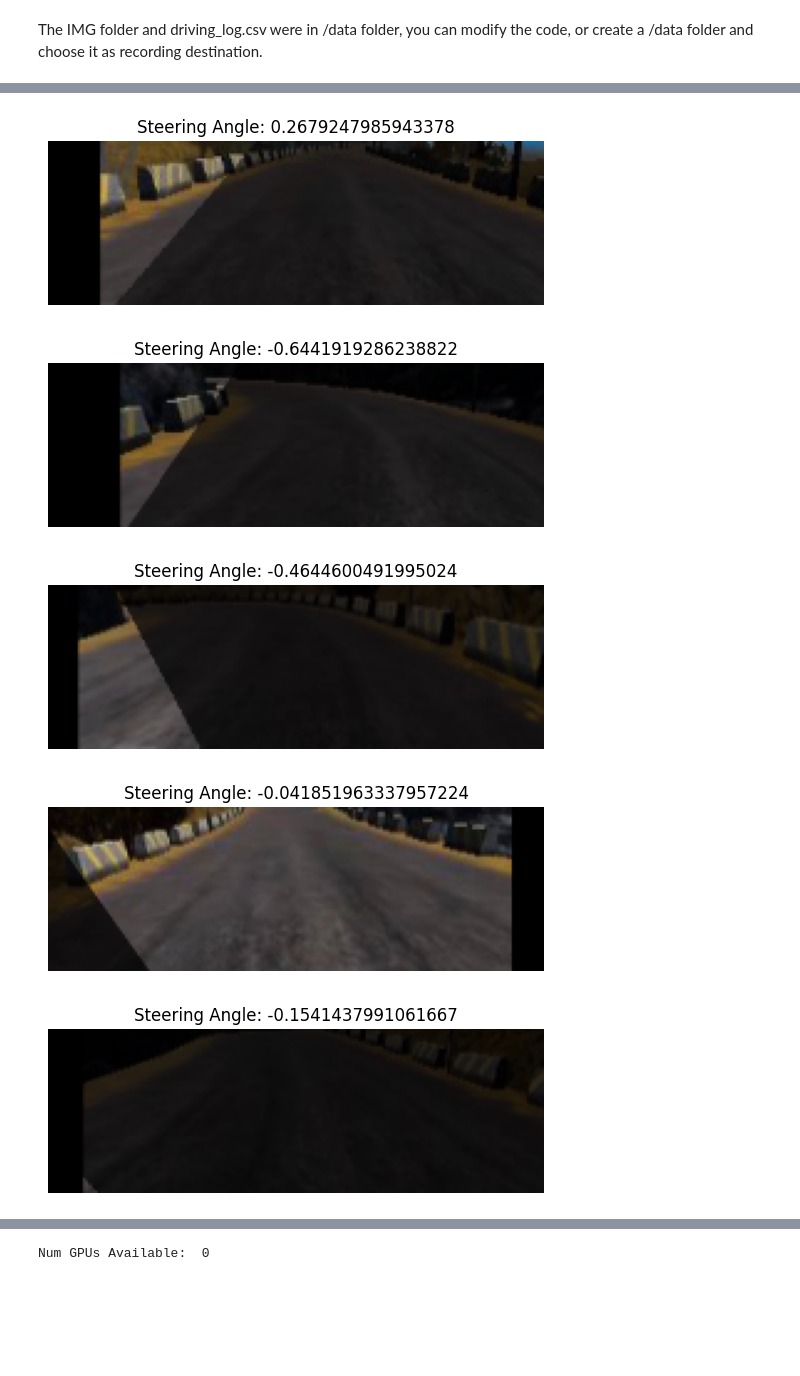
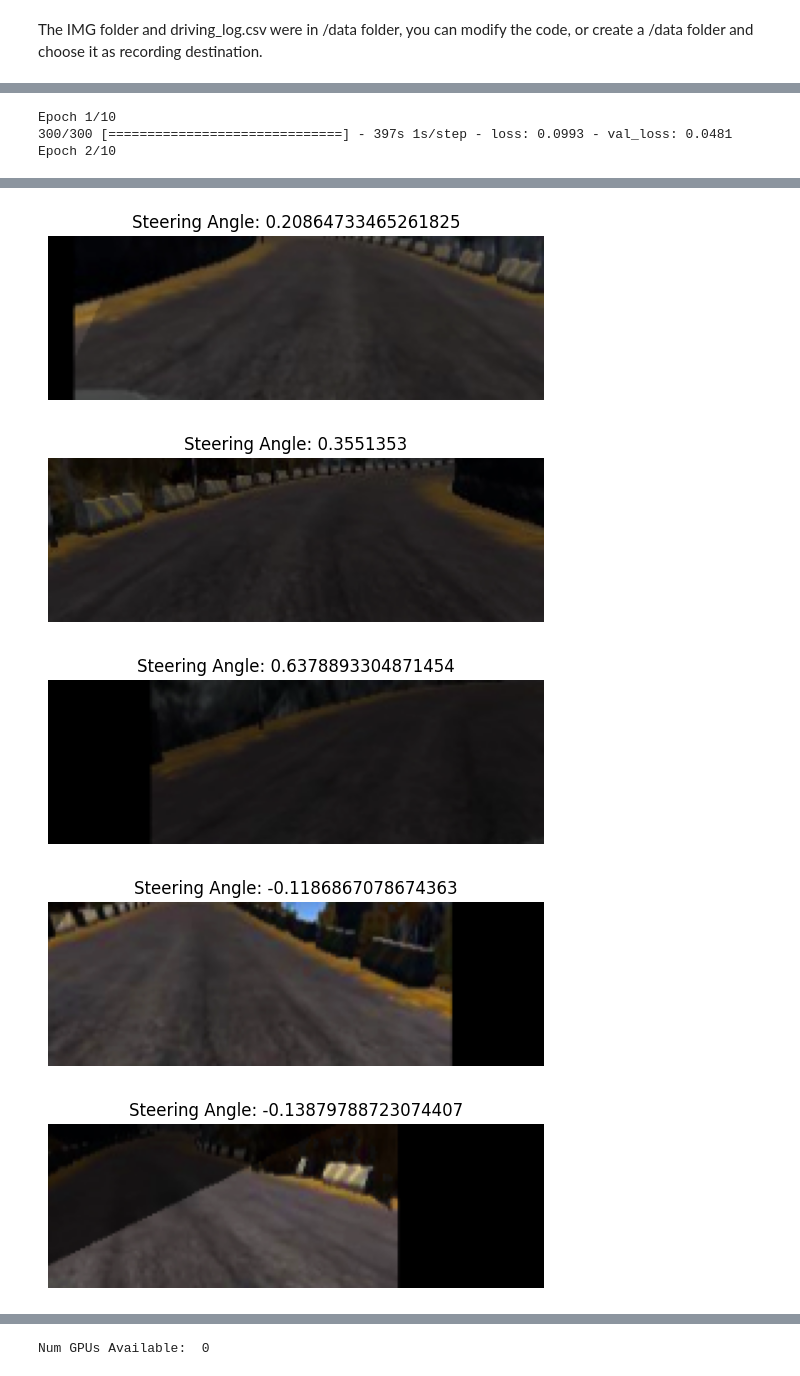
Before and after one commit to qleydon/Robotic_Perception_Midterm, a Jupyter notebook: Leydon_Midterm_GPU.ipynb, the cells around one changed output, grey strips where cells are left out. Cells and saved outputs as stored; diff of their text form; code cells hidden in the pictures; blank space fills up the shorter version.

```diff
--- a/Leydon_Midterm_GPU.ipynb
+++ b/Leydon_Midterm_GPU.ipynb
@@ -55,7 +55,7 @@ import matplotlib.pyplot as plt
 
 class PowerMode_autopilot:
 
-    def __init__(self, data_path='simulator-windows-64/data', learning_rate=1.0e-4, keep_prob=0.5, batch_size=40,
+    def __init__(self, data_path='simulator-windows-64/Data2', learning_rate=1.0e-4, keep_prob=0.5, batch_size=40,
                  save_best_only=True, test_size=0.2, steps_per_epoch=20000, epochs=10):
         self.IMAGE_HEIGHT, self.IMAGE_WIDTH, self.IMAGE_CHANNELS = 66, 200, 3
         self.data_path = data_path
@@ -75,7 +75,7 @@ class PowerMode_autopilot:
         y represents steering value, as reference
         :return: training sets and validation sets of images and steering value
         """
-        data_df = pd.read_csv(os.path.join(os.getcwd(), self.data_path, 'driving_log.csv')
+        data_df = pd.read_csv(os.path.join(os.getcwd(), self.data_path, 'driving_log_2.csv')
                               , names=['center', 'left', 'right', 'steering', 'throttle', 'reverse', 'speed'])
         X = data_df[['center', 'left', 'right']].values
         y = data_df['steering'].values
@@ -126,7 +126,7 @@ class PowerMode_autopilot:
     augment image
     """
 
-    def augment(self, center, left, right, steering_angle, range_x=100, range_y=10):
+    def augment(self, center, left, right, steering_angle, range_x=200, range_y=20):
         """
         image augmentation using following functions
         :param center:
@@ -142,6 +142,8 @@ class PowerMode_autopilot:
         image, steering_angle = self.random_translate(image, steering_angle, range_x, range_y)
         image = self.random_shadow(image)
         image = self.random_brightness(image)
+        image = self.add_gaussian_noise(image)
+        random_angle = self.random_angle(steering_angle)
 
         return image, steering_angle
 
@@ -186,15 +188,25 @@ class PowerMode_autopilot:
         :param range_y:
         :return:
         """
-        # getting a transformation matrix, trans_x and trans_y denote horizontal and vertical shift value
-        trans_x = range_x * (np.random.rand() - 0.5)
-        trans_y = range_y * (np.random.rand() - 0.5)
-        steering_angle += trans_x * 0.002
-        trans_m = np.float32([[1, 0, trans_x], [0, 1, trans_y]])
+        if np.random.rand() < 0.9:
+            # getting a transformation matrix, trans_x and trans_y denote horizontal and vertical shift value
+            trans_x = range_x * (np.random.rand() - 0.5)
+            trans_y = range_y * (np.random.rand() - 0.5)
+            steering_angle += trans_x * 0.002
+            trans_m = np.float32([[1, 0, trans_x], [0, 1, trans_y]])
 
-        height, width = image.shape[:2]
-        image = cv2.warpAffine(image, trans_m, (width, height))
+            height, width = image.shape[:2]
+            image = cv2.warpAffine(image, trans_m, (width, height))
         return image, steering_angle
+
+    def random_angle(self, steering_angle):
+        """
+        Scale the steering angle.
+        durring training the steering angle is a little conservative
+        """
+        if np.random.rand() < 0.5:
+            steering_angle = steering_angle * (1+np.random.beta(2,3) * 0.1) # added
+        return steering_angle
 
     def random_shadow(self, image):
         """
@@ -212,7 +224,7 @@ class PowerMode_autopilot:
         mask[(ym - y1) * (x2 - x1) - (y2 - y1) * (xm - x1) > 0] = 1
 
         cond = mask == np.random.randint(2)
-        s_ratio = np.random.uniform(low=0.2, high=0.5)
+        s_ratio = np.random.uniform(low=0.2, high=0.8) #changed
 
         hls = cv2.cvtColor(image, cv2.COLOR_RGB2HLS)
         hls[:, :, 1][cond] = hls[:, :, 1][cond] * s_ratio
@@ -226,11 +238,18 @@ class PowerMode_autopilot:
         :return:
         """
         hsv = cv2.cvtColor(image, cv2.COLOR_RGB2HSV)
-        ratio = 1.0 + 0.4 * (np.random.rand() - 0.5)
-        hsv[:, :, 2] = hsv[:, :, 2] * ratio
+        ratio_h = 1.0 + 0.6 * (np.random.rand() - 0.5)
+        ratio_s = 1.0 + 0.6 * (np.random.rand() - 0.5)
+        ratio_v = 1.0 + 0.8 * (np.random.rand() - 0.5)
+        if np.random.rand() < 0.5:
+            hsv[:, :, 0] = hsv[:, :, 0] * ratio_h
+        if np.random.rand() < 0.5:
+            hsv[:, :, 1] = hsv[:, :, 1] * ratio_s
+        if np.random.rand() < 0.5:
+            hsv[:, :, 2] = hsv[:, :, 2] * ratio_v
         return cv2.cvtColor(hsv, cv2.COLOR_HSV2RGB)
 
-    def add_gaussian_noise(self, image, mean=0, std=0.1):
+    def add_gaussian_noise(self, image, mean=0, std=0.2):
         noise = np.random.normal(mean, std, image.shape).astype(np.uint8)
         noisy_image = cv2.add(image, noise)
         return noisy_image
@@ -296,7 +315,7 @@ class PowerMode_autopilot:
                 center, left, right = image_paths[index]
                 steering_angle = steering_angles[index]
                 # enhance the images with probability of 0.6
-                if is_training and np.random.rand() < 0.6:
+                if is_training and np.random.rand() < 0.75:
                     image, steering_angle = self.augment(center, left, right, steering_angle)
                 else:
                     image = self.load_image(center)
@@ -396,14 +415,14 @@ class PowerMode_autopilot:
 
 
 def main():
-    autopilot = PowerMode_autopilot(data_path='simulator-windows-64/data', learning_rate=1.0e-4, keep_prob=0.5, batch_size=100,
-                                    save_best_only=False, test_size=0.2, steps_per_epoch=2000, epochs=3)
+    autopilot = PowerMode_autopilot(data_path='simulator-windows-64/Data2', learning_rate=1.0e-4, keep_prob=0.5, batch_size=100,
+                                    save_best_only=False, test_size=0.3, steps_per_epoch=300, epochs=10)
     data = autopilot.load_data()
     print('data')
 
-    #model = autopilot.build_model()
+    model = autopilot.build_model()
 
-    #autopilot.train_model(model, *data)
+    autopilot.train_model(model, *data)
 
     # Sample and display an image from the dataset
     '''sample_index = 1000  # You can change this to any index you want to sample
@@ -425,0 +462,3 @@ data
+Epoch 1/10
+300/300 [==============================] - 397s 1s/step - loss: 0.0993 - val_loss: 0.0481
+Epoch 2/10
@@ -426,8 +482,8 @@ data
-[figure, old version]
+[figure, new version]
-[figure, old version]
+[figure, new version]
-[figure, old version]
+[figure, new version]
-[figure, old version]
+[figure, new version]
-[figure, old version]
+[figure, new version]
 # %%
 import tensorflow as tf
 
```
Also changed, not shown: parts of 3 cells of this notebook.
